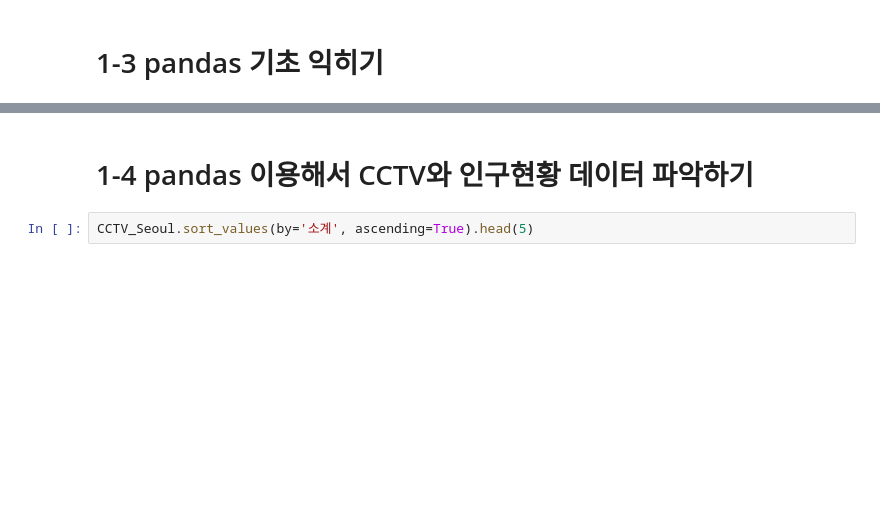
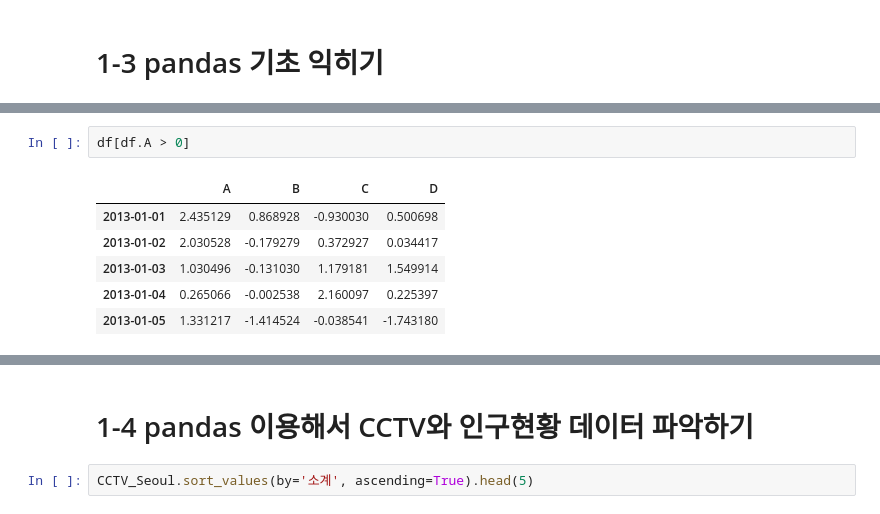
Before and after one commit to yodayodafire/datascience_study, a Jupyter notebook: study/chapter1.ipynb, the cells around one changed output, grey strips where cells are left out. Cells and saved outputs as stored; diff of their text form; blank space fills up the shorter version.

```diff
--- a/study/chapter1.ipynb
+++ b/study/chapter1.ipynb
@@ -71,0 +169,9 @@ pop_Seoul.head()
+# %%
+df[df.A > 0]
+# %% [output]
+|  | A | B | C | D |
+| 2013-01-01 | 2.435129 | 0.868928 | -0.930030 | 0.500698 |
+| 2013-01-02 | 2.030528 | -0.179279 | 0.372927 | 0.034417 |
+| 2013-01-03 | 1.030496 | -0.131030 | 1.179181 | 1.549914 |
+| 2013-01-04 | 0.265066 | -0.002538 | 2.160097 | 0.225397 |
+| 2013-01-05 | 1.331217 | -1.414524 | -0.038541 | -1.743180 |
```
Also changed, not shown: parts of 52 cells of this notebook, 7 other files.
